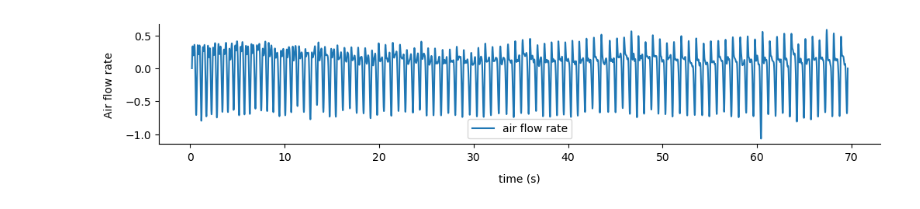
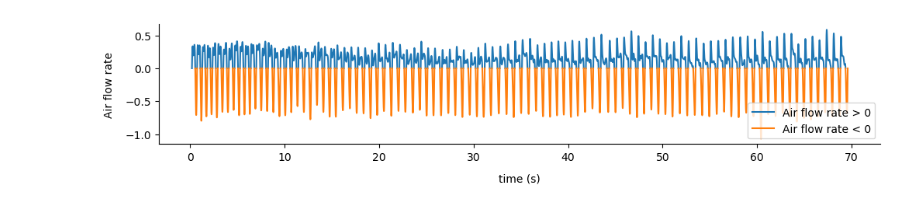
Before and after one commit to tcoustillet/pybreathe, a Jupyter notebook: example.ipynb, the cells around one changed output. Saved outputs shown, nothing was run; the diff lists cells and outputs as text; code cells hidden in the pictures.

```diff
--- a/example.ipynb
+++ b/example.ipynb
@@ -2,7 +2,7 @@
 from pybreathe import BreathingFlow
 # %%
 data = BreathingFlow(filename="example_airflow.txt")
-# %%
-data.plot()
-# %% [output]
-[figure, removed]
+# %%
+data.plot(show_segments=True)
+# %% [output]
+[figure, added]
```
Also changed, not shown: parts of 1 cell of this notebook.
